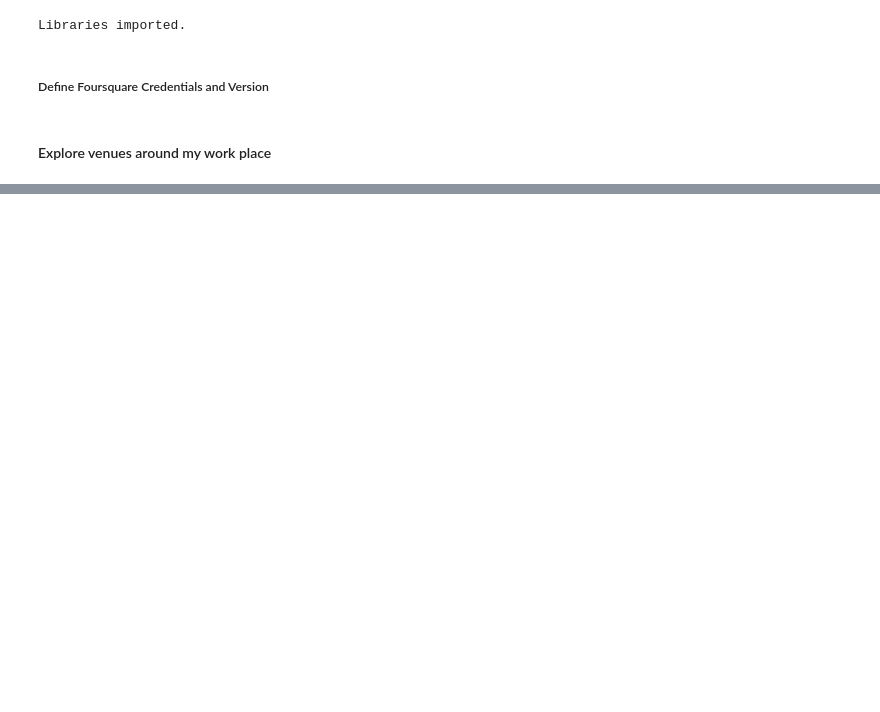
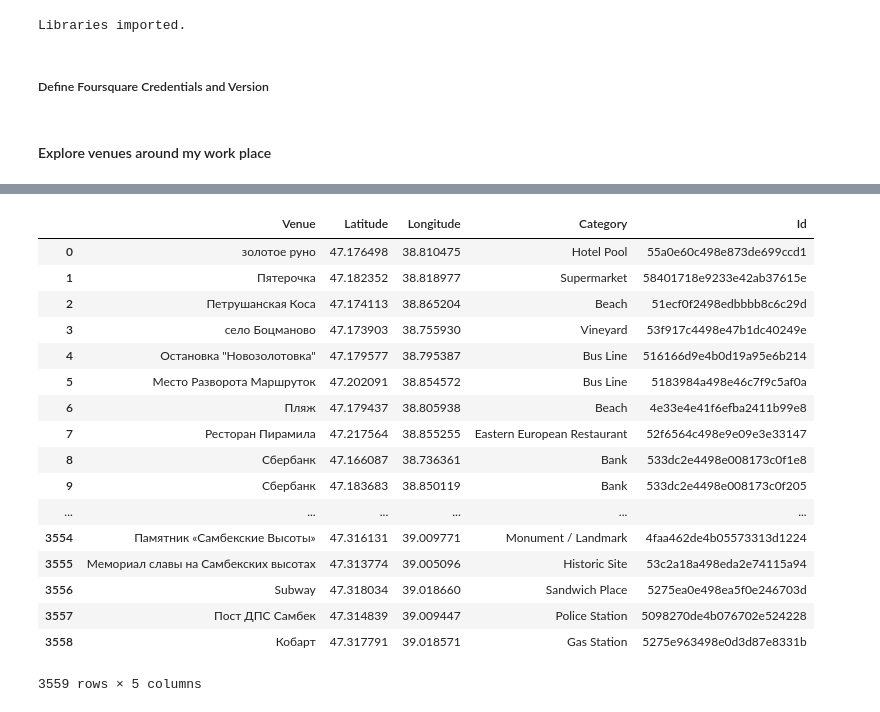
Before and after one commit to Pol75/Coursera_Capstone, a Jupyter notebook: capstone_draft.ipynb, the cells around one changed output, grey strips where cells are left out. Saved outputs shown, nothing was run; the diff lists cells and outputs as text; code cells hidden in the pictures; blank space fills up the shorter version.

```diff
--- a/capstone_draft.ipynb
+++ b/capstone_draft.ipynb
@@ -121,7 +151,0 @@ search_url
-# %%
-#results = requests.get(search_url).json()['response']['venues']
-i = 0
-for v in results:
-    print(i)
-    print(v['categories'][0]['name'])
-    i = i + 1
@@ -180,0 +204,6 @@ venues_list
+# %%
+url_bounds = 'https://nominatim.openstreetmap.org/search?format=json&q=Taganrog, Russia&polygon_geojson=1'
+# get borders in json format
+bounds = requests.get(url_bounds).json()[0]['boundingbox']
+# convert to float
+city_rect = [float(i) for i in bounds]
@@ -180,0 +226,13 @@ venues_list
+# %%
+step = 0.005
+city_venues = pd.DataFrame(columns=['Venue', 'Latitude', 'Longitude', 'Category', 'Id'])
+for lat in np.arange(city_rect[0], city_rect[1], step):
+    for lon in np.arange(city_rect[2], city_rect[3], step):
+        loc_venues = searchVenuesInRect(sw=[lat, lon], ne=[lat+step, lon+step])
+        city_venues = city_venues.append(loc_venues)
+
+print(city_venues.shape)
+city_venues.head()
+# %%
+city_venues = city_venues.drop_duplicates('Id')
+city_venues = city_venues.reset_index(drop=True)
@@ -180,0 +241,21 @@ venues_list
+# %%
+city_venues
+# %% [output]
+|  | Venue | Latitude | Longitude | Category | Id |
+| 0 | золотое руно | 47.176498 | 38.810475 | Hotel Pool | 55a0e60c498e873de699ccd1 |
+| 1 | Пятерочка | 47.182352 | 38.818977 | Supermarket | 58401718e9233e42ab37615e |
+| 2 | Петрушанская Коса | 47.174113 | 38.865204 | Beach | 51ecf0f2498edbbbb8c6c29d |
+| 3 | село Боцманово | 47.173903 | 38.755930 | Vineyard | 53f917c4498e47b1dc40249e |
+| 4 | Остановка "Новозолотовка" | 47.179577 | 38.795387 | Bus Line | 516166d9e4b0d19a95e6b214 |
+| 5 | Место Разворота Маршруток | 47.202091 | 38.854572 | Bus Line | 5183984a498e46c7f9c5af0a |
+| 6 | Пляж | 47.179437 | 38.805938 | Beach | 4e33e4e41f6efba2411b99e8 |
+| 7 | Ресторан Пирамила | 47.217564 | 38.855255 | Eastern European Restaurant | 52f6564c498e9e09e3e33147 |
+| 8 | Сбербанк | 47.166087 | 38.736361 | Bank | 533dc2e4498e008173c0f1e8 |
+| 9 | Сбербанк | 47.183683 | 38.850119 | Bank | 533dc2e4498e008173c0f205 |
+| ... | ... | ... | ... | ... | ... |
+| 3554 | Памятник «Самбекские Высоты» | 47.316131 | 39.009771 | Monument / Landmark | 4faa462de4b05573313d1224 |
+| 3555 | Мемориал славы на Самбекских высотах | 47.313774 | 39.005096 | Historic Site | 53c2a18a498eda2e74115a94 |
+| 3556 | Subway | 47.318034 | 39.018660 | Sandwich Place | 5275ea0e498ea5f0e246703d |
+| 3557 | Пост ДПС Самбек | 47.314839 | 39.009447 | Police Station | 5098270de4b076702e524228 |
+| 3558 | Кобарт | 47.317791 | 39.018571 | Gas Station | 5275e963498e0d3d87e8331b |
+3559 rows × 5 columns
```
Also changed, not shown: parts of 21 cells of this notebook, 1 other file.
